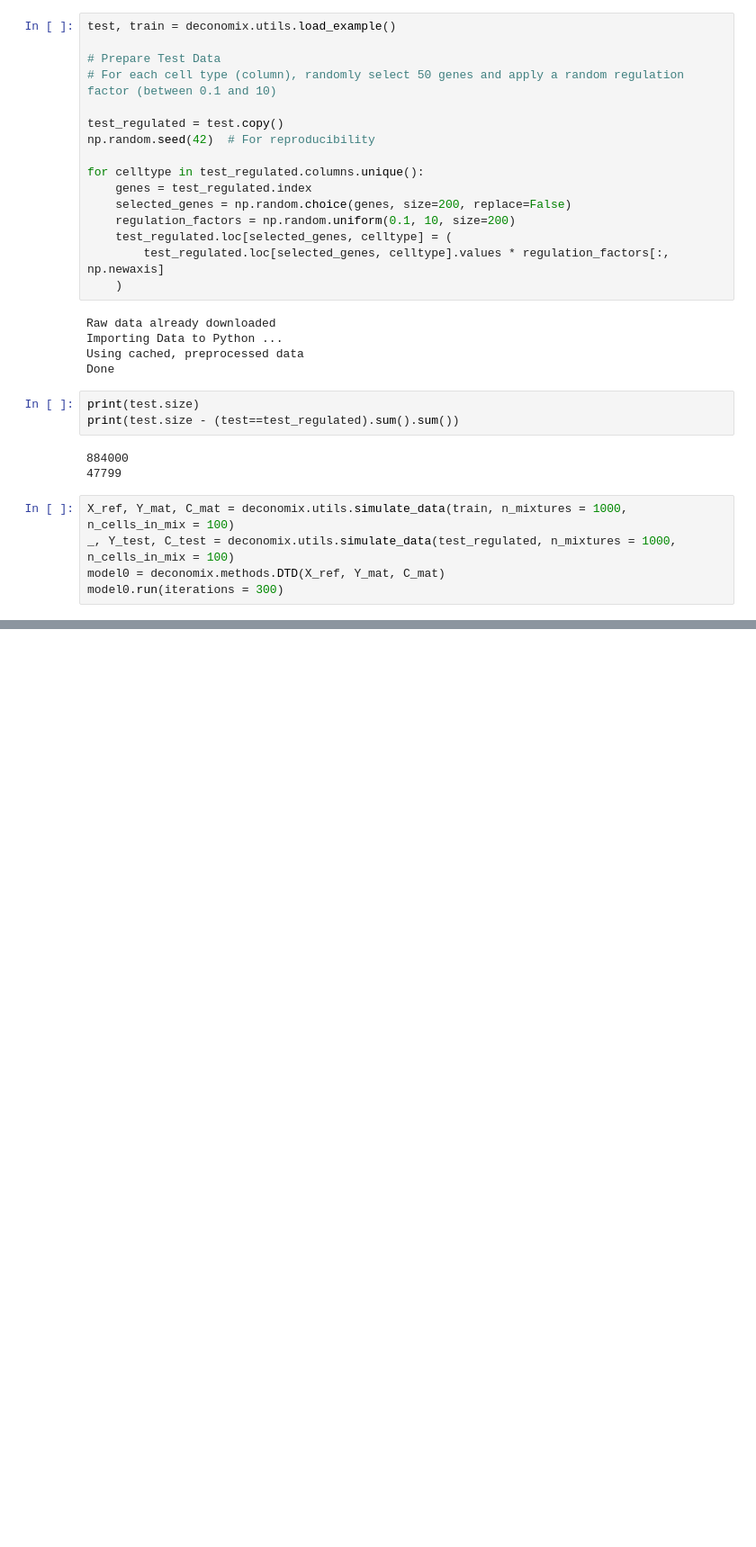
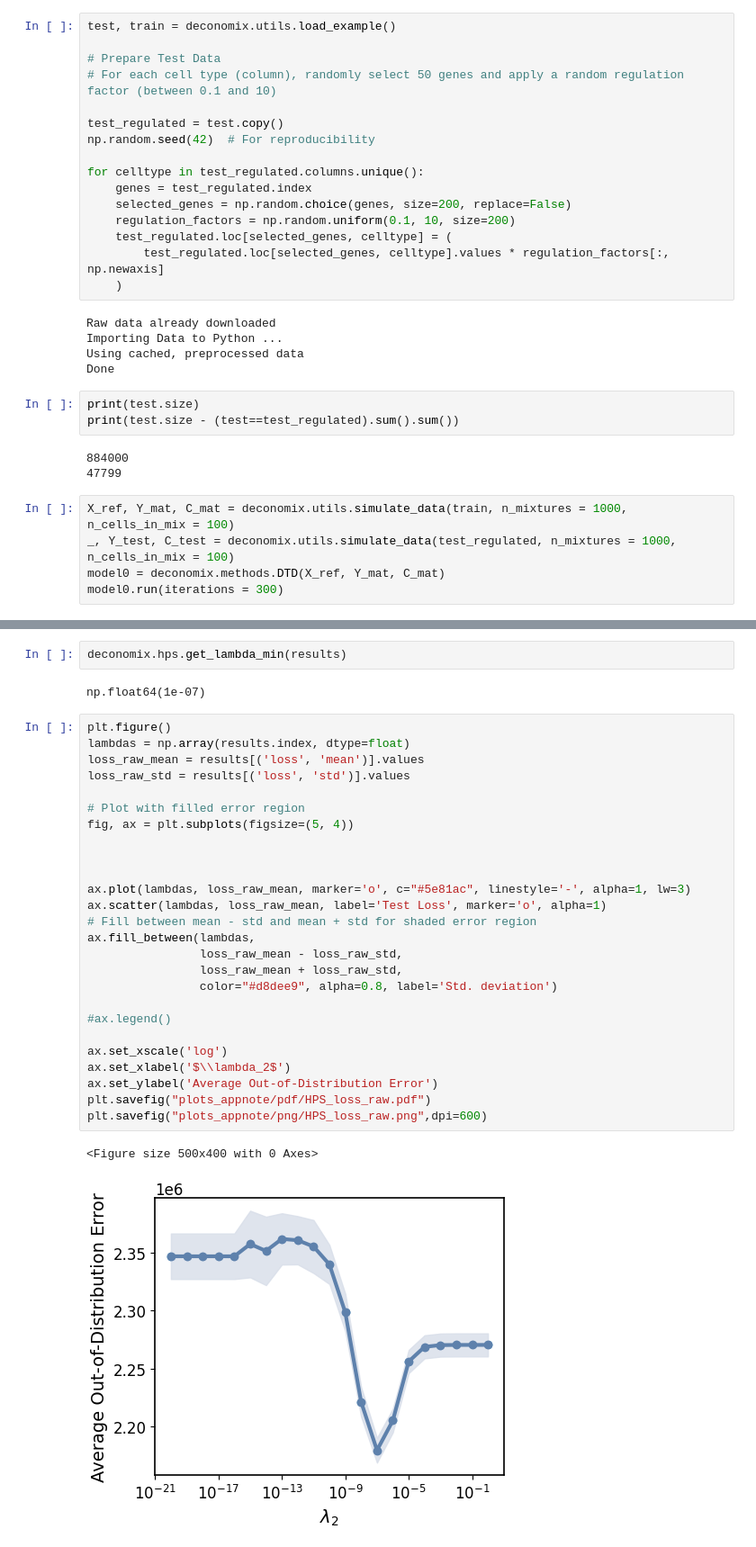
Before and after one commit to Deconomix/Deconomix, a Jupyter notebook: examples/Test_HPS2.ipynb, the cells around one changed output, grey strips where cells are left out. Shown at 90% size. Saved outputs shown, nothing was run; the diff lists cells and outputs as text; blank space fills up the shorter version.

```diff
--- a/examples/Test_HPS2.ipynb
+++ b/examples/Test_HPS2.ipynb
@@ -158,0 +118,33 @@ model_HPS_gamma_ones.gamma
+# %%
+deconomix.hps.get_lambda_min(results)
+# %% [output]
+np.float64(1e-07)
+# %%
+plt.figure()
+lambdas = np.array(results.index, dtype=float)
+loss_raw_mean = results[('loss', 'mean')].values
+loss_raw_std = results[('loss', 'std')].values
+
+# Plot with filled error region
+fig, ax = plt.subplots(figsize=(5, 4))
+
+
+
+ax.plot(lambdas, loss_raw_mean, marker='o', c="#5e81ac", linestyle='-', alpha=1, lw=3)
+ax.scatter(lambdas, loss_raw_mean, label='Test Loss', marker='o', alpha=1)
+# Fill between mean - std and mean + std for shaded error region
+ax.fill_between(lambdas,
+                loss_raw_mean - loss_raw_std,
+                loss_raw_mean + loss_raw_std,
+                color="#d8dee9", alpha=0.8, label='Std. deviation')
+
+#ax.legend()
+
+ax.set_xscale('log')
+ax.set_xlabel('$\\lambda_2$')
+ax.set_ylabel('Average Out-of-Distribution Error')
+plt.savefig("plots_appnote/pdf/HPS_loss_raw.pdf")
+plt.savefig("plots_appnote/png/HPS_loss_raw.png",dpi=600)
+# %% [output]
+<Figure size 500x400 with 0 Axes>
+[figure, added]
```
Also changed, not shown: parts of 22 cells of this notebook.
